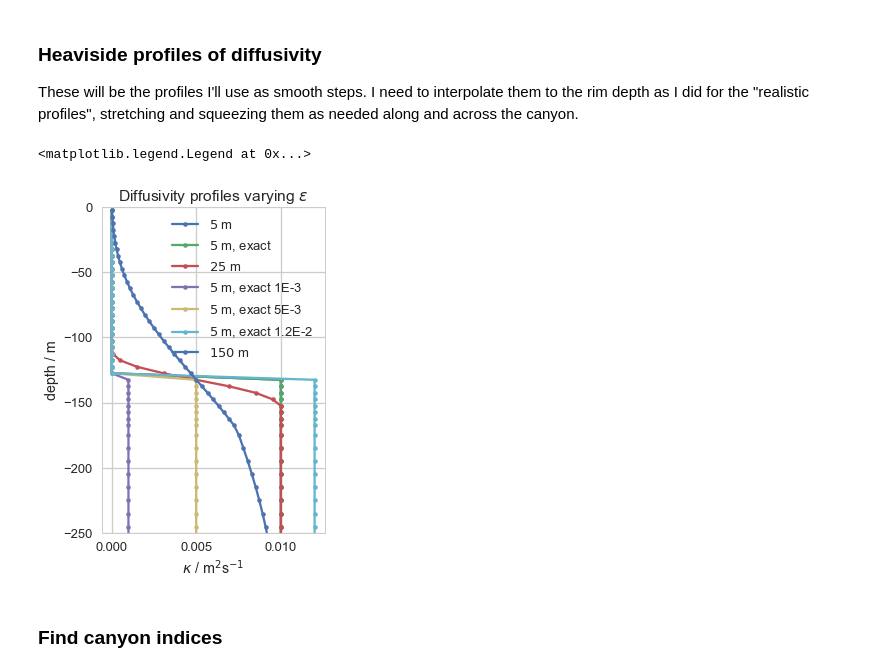
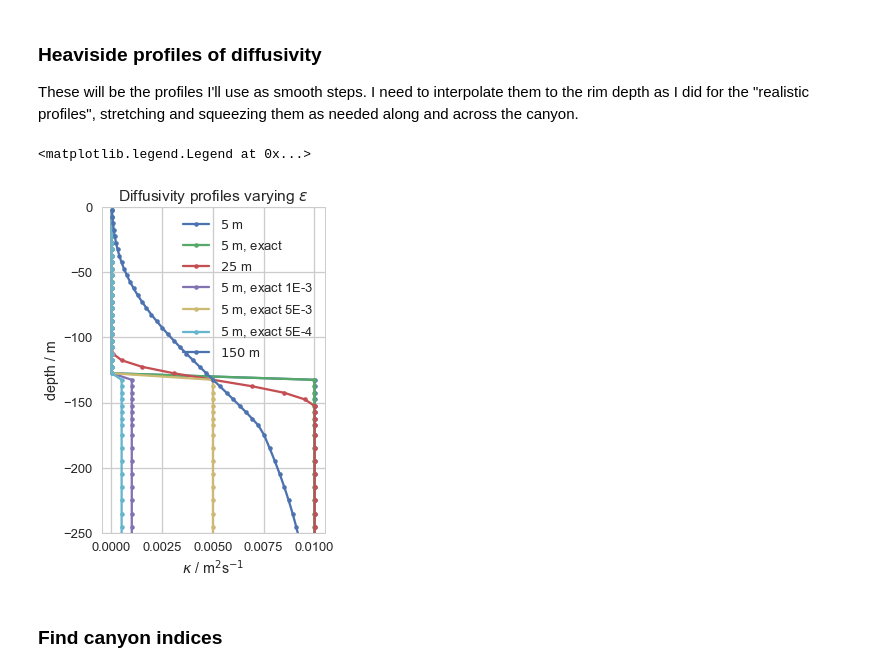
Before and after one commit to UBC-MOAD/buildcanyon, a Jupyter notebook: Stratification/GenerateDiffKrFile_smoothStep.ipynb, the cells around one changed output. Drawn from its saved outputs; the diff is of its cells as text; code cells hidden in the pictures.

```diff
--- a/Stratification/GenerateDiffKrFile_smoothStep.ipynb
+++ b/Stratification/GenerateDiffKrFile_smoothStep.ipynb
@@ -211,6 +214,8 @@ kappa_exact_1E3 = (1E-3)-(1E-5)# canyon diffusivity
 kappa_exact_5E3 = (5E-3)-(1E-5)# canyon diffusivity
 kappa_exact_8E3 = (8E-3)-(1E-5)# canyon diffusivity
 kappa_exact_1p2E2 = (1.2E-2)-(1E-5)# canyon diffusivity
+kappa_exact_2p5E3 = (2.5E-3)-(1E-5)# canyon diffusivity
+kappa_exact_5E4 = (5E-4)-(1E-5)# canyon diffusivity
 # %%
 # Make profiles using different smoothing length scale epsilon.
 # Min epsilon I can use is 5 m = dz but that just looks like a step
@@ -252,30 +257,33 @@ kappa_e100exact5E3 = smoothHS(nz, 26, e100, dz, kappa_bg, kappa_exact_5E3)
 # %%
 kappa_e05exact8E3 = smoothHS(nz, 26, e5, dz, kappa_bg, kappa_exact_8E3)
 kappa_e05exact1p2E2 = smoothHS(nz, 26, e5, dz, kappa_bg, kappa_exact_1p2E2)
+# %%
+kappa_e05exact2p5E3 = smoothHS(nz, 26, e5, dz, kappa_bg, kappa_exact_2p5E3)
+kappa_e05exact5E4 = smoothHS(nz, 26, e5, dz, kappa_bg, kappa_exact_5E4)
 # %%
 # Plot kv profiles
 sns.set_context('talk')
 sns.set_style('whitegrid')
 fig, ax = plt.subplots(1, 1, figsize=(4,6))
 
 ax.plot(kappa_e5,RC,'.-', label = '$5$ m')
 ax.plot(kappa_e5exact,RC,'.-', label = '$5$ m, exact')
 ax.plot(kappa_e25,RC,'.-', label = '$25$ m')
 ax.plot(kappa_e5exact1E3,RC,'.-', label = '$5$ m, exact 1E-3')
 ax.plot(kappa_e5exact5E3,RC,'.-', label = '$5$ m, exact 5E-3')
-ax.plot(kappa_e05exact1p2E2,RC,'.-', label = '$5$ m, exact 1.2E-2')
+ax.plot(kappa_e05exact5E4,RC,'.-', label = '$5$ m, exact 5E-4')
 ax.plot(kappa_e150,RC,'.-', label = '$150$ m')
 
 
 ax.set_xlabel('$\kappa$ / m$^2$s$^{-1}$')
 ax.set_ylabel('depth / m')
 ax.set_title('Diffusivity profiles varying $\epsilon$')
 
 ax.set_ylim(-250,0)
 ax.legend(loc=0)
 # %% [output]
 <matplotlib.legend.Legend at 0x...>
-[figure, old version]
+[figure, new version]
 # %% [markdown]
 ### Find canyon indices
 # %%
```
Also changed, not shown: parts of 10 cells of this notebook, 2 other files.
